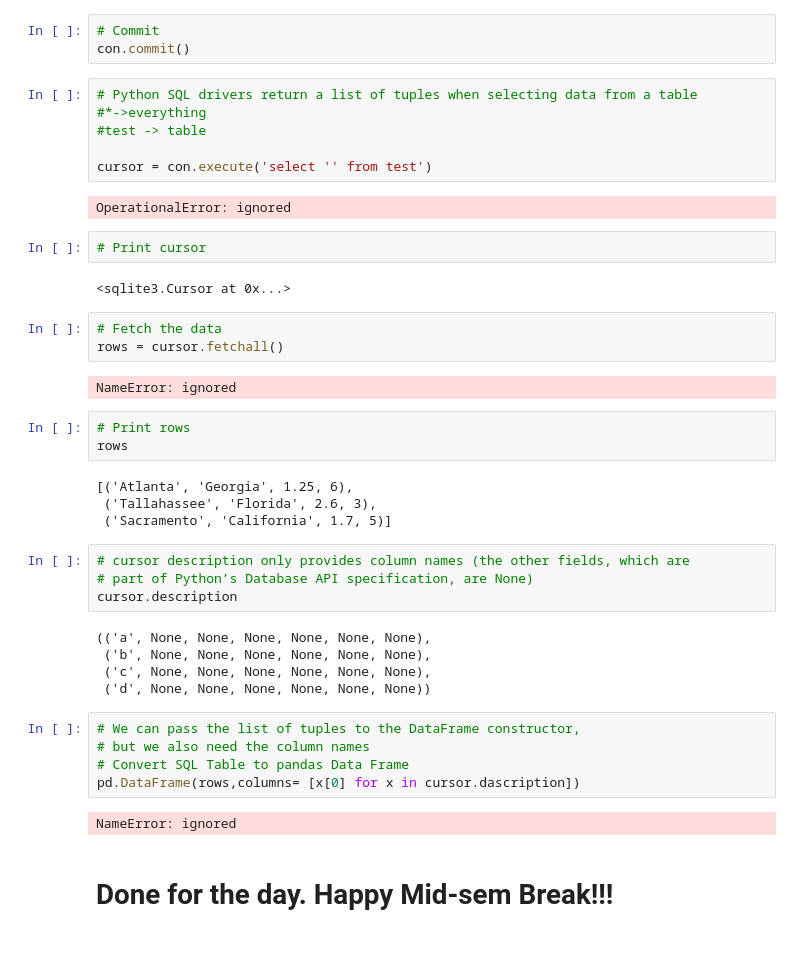
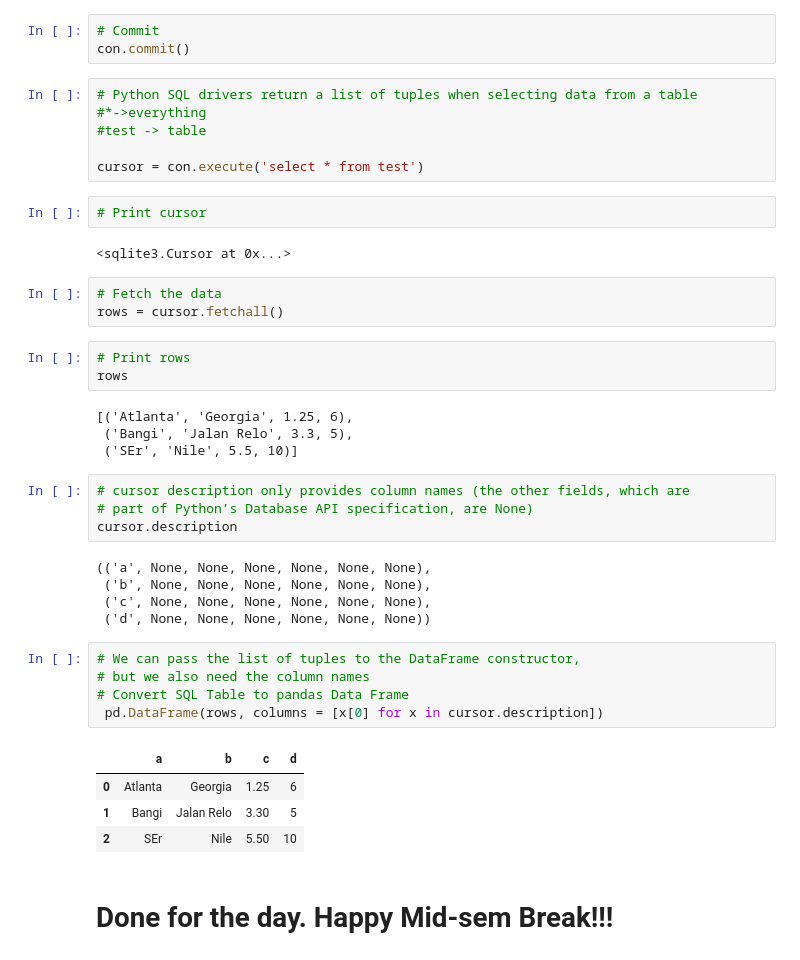
Before and after one commit to AKAEon/STQD6014, a Jupyter notebook: P163220_DataLoading_Storage_WC_20231129.ipynb, the cells around one changed output. Cells and saved outputs as stored; diff of their text form.

```diff
--- a/P163220_DataLoading_Storage_WC_20231129.ipynb
+++ b/P163220_DataLoading_Storage_WC_20231129.ipynb
@@ -615,9 +643,7 @@ con.commit()
 #*->everything
 #test -> table
 
-cursor = con.execute('select '' from test')
+cursor = con.execute('select * from test')
-# %% [output]
-OperationalError: ignored
 # %%
 # Print cursor
 # %% [output]
@@ -625,15 +651,13 @@ OperationalError: ignored
 # %%
 # Fetch the data
 rows = cursor.fetchall()
-# %% [output]
-NameError: ignored
 # %%
 # Print rows
 rows
 # %% [output]
 [('Atlanta', 'Georgia', 1.25, 6),
- ('Tallahassee', 'Florida', 2.6, 3),
- ('Sacramento', 'California', 1.7, 5)]
+ ('Bangi', 'Jalan Relo', 3.3, 5),
+ ('SEr', 'Nile', 5.5, 10)]
 # %%
 # cursor description only provides column names (the other fields, which are
 # part of Python’s Database API specification, are None)
@@ -646,9 +670,12 @@ cursor.description
 # %%
 # We can pass the list of tuples to the DataFrame constructor,
 # but we also need the column names
 # Convert SQL Table to pandas Data Frame
-pd.DataFrame(rows,columns= [x[0] for x in cursor.dascription])
+ pd.DataFrame(rows, columns = [x[0] for x in cursor.description])
 # %% [output]
-NameError: ignored
+|  | a | b | c | d |
+| 0 | Atlanta | Georgia | 1.25 | 6 |
+| 1 | Bangi | Jalan Relo | 3.30 | 5 |
+| 2 | SEr | Nile | 5.50 | 10 |
 # %% [markdown]
 # **Done for the day. Happy Mid-sem Break!!!**
```
Also changed, not shown: parts of 18 cells of this notebook.
